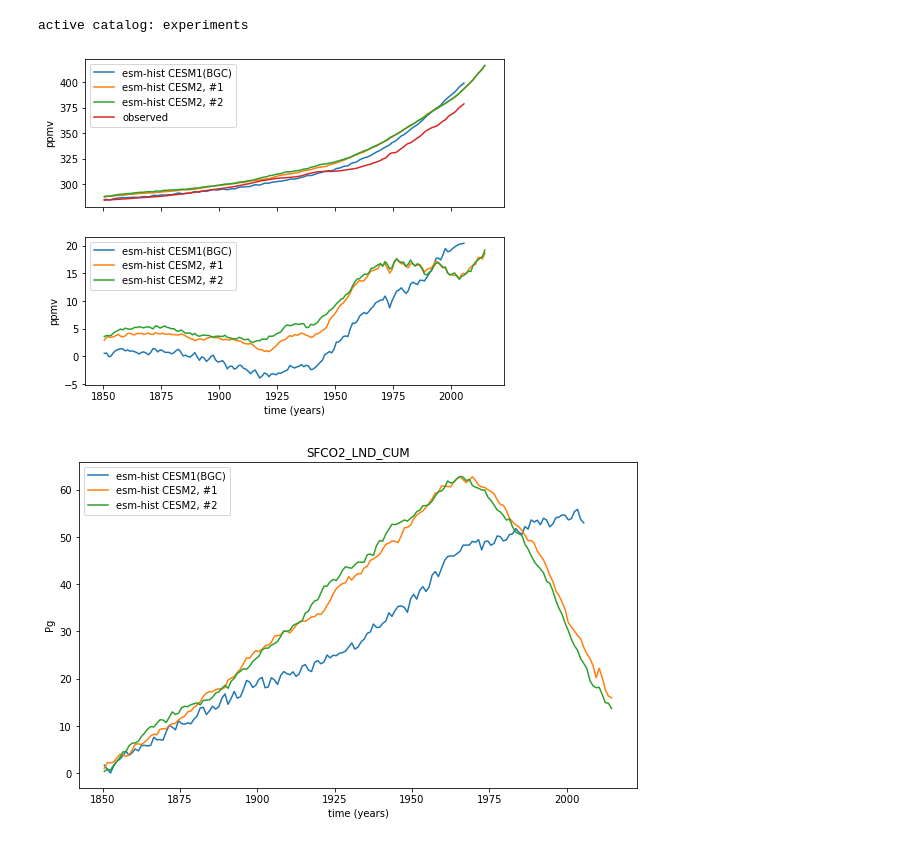
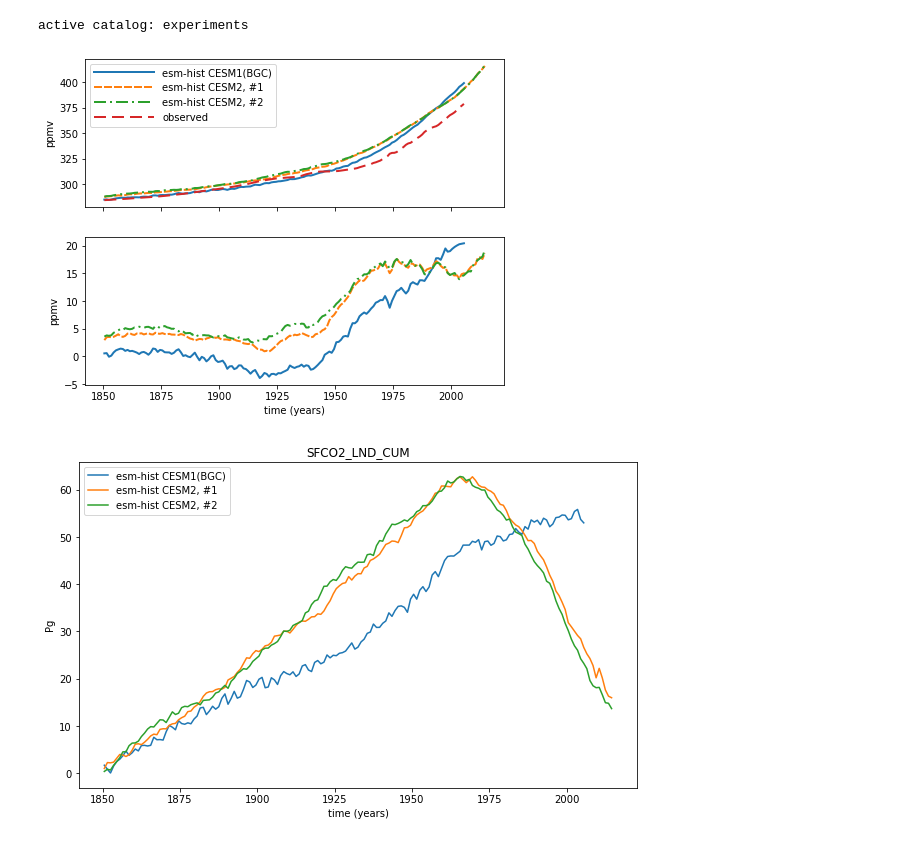
Before and after one commit to klindsay28/CESM2_coup_carb_cycle_JAMES, a Jupyter notebook: notebooks/Cinv_esm-hist.ipynb, the cells around one changed output. Drawn from its saved outputs; the diff is of its cells as text; code cells hidden in the pictures.

Commit message:
add dash patterns and thicken lines in paper figures
update interface to plot_utils:plot_1var

```diff
--- a/notebooks/Cinv_esm-hist.ipynb
+++ b/notebooks/Cinv_esm-hist.ipynb
@@ -67,13 +67,25 @@ legend_list = [ds.attrs['legend'] for ds in ds_list]
 # %%
 fig, ax = plt.subplots(nrows=2, ncols=1, sharex=True, figsize=(7.5,6))
 
-plot_1var('CO2', ds_list, legend_list, region_val='Global', vdim_name='lev', ax=ax[0])
-plot_1var('CO2_obs', ds_list[0:1], ['observed'], ax=ax[0])
-ax[0].set_xlabel(None)
+linestyle_list = [
+    'solid',
+    (0, (4, 1)),
+    (0, (6, 2, 1, 2)),
+    (0, (6, 3)),
+    (0, (6, 6)),
+    (0, (6, 2, 1, 2, 1, 2)),
+    (0, (6, 6)),
+]
+
+plot_1var('CO2', ds_list, legend_list, region_val='Global', vdim_name='lev', ax=ax[0],
+          linewidth=2.0, linestyle_list=linestyle_list, handlelength=6.0, show_xlabel=False)
+plot_1var('CO2_obs', ds_list[0:1], ['observed'], ax=ax[0],
+          linewidth=2.0, linestyle_list=linestyle_list[3:], handlelength=6.0, show_xlabel=False)
 
 plot_1var('CO2_bias', ds_list, legend_list, region_val='Global', vdim_name='lev', ax=ax[1],
-         fname='CO2_BOT_esm-hist.pdf');
+          linewidth=2.0, linestyle_list=linestyle_list, handlelength=6.0, show_legend=False,
+          fname='CO2_BOT_esm-hist.pdf');
 # %% [output]
-[figure, old version]
+[figure, new version]
 # %%
 for varname in ['SFCO2_LND_CUM', 'SFCO2_OCN_CUM', 'SFCO2_FFF_CUM']:
```
Also changed, not shown: parts of 1 cell of this notebook, 6 other files.
